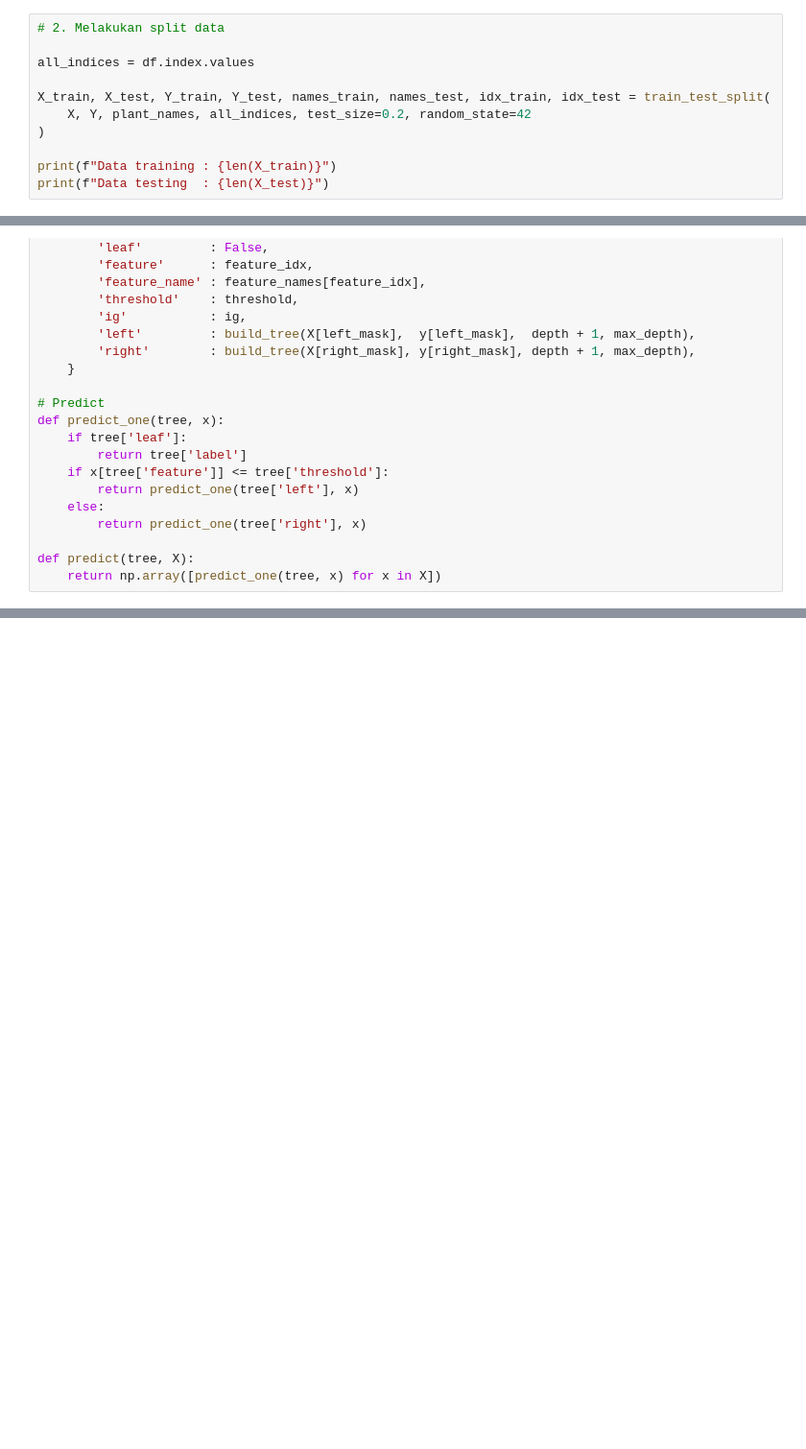
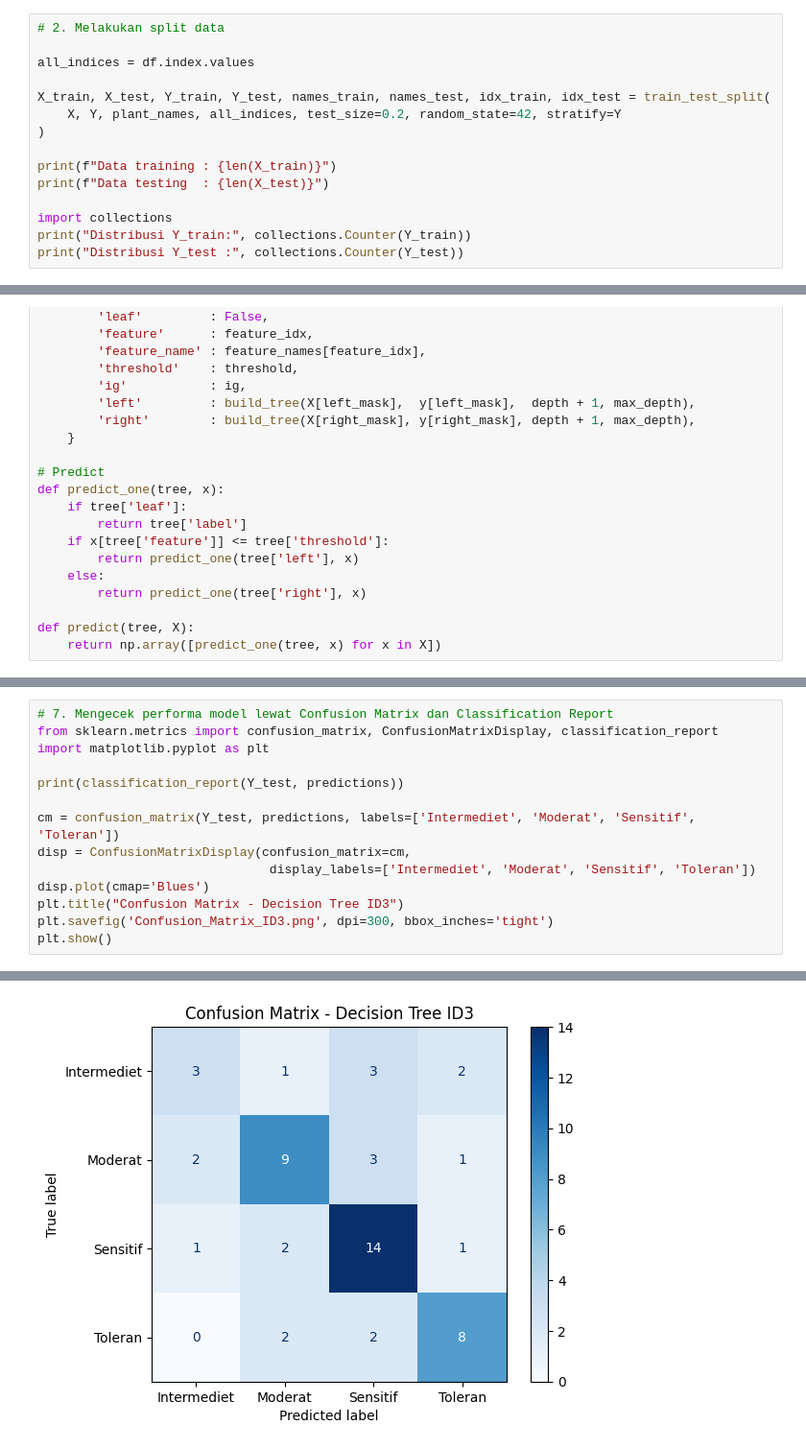
Before and after one commit to allia-ns/klasifikasi-apti, a Jupyter notebook: dt_id3.ipynb, the cells around one changed output, grey strips where cells are left out. Shown at 96% size. Cells and saved outputs as stored; diff of their text form; blank space fills up the shorter version.

```diff
--- a/dt_id3.ipynb
+++ b/dt_id3.ipynb
@@ -29,11 +56,15 @@ Label       : ['Intermediet' 'Moderat' 'Sensitif' 'Toleran']
 all_indices = df.index.values
 
 X_train, X_test, Y_train, Y_test, names_train, names_test, idx_train, idx_test = train_test_split(
-    X, Y, plant_names, all_indices, test_size=0.2, random_state=42
+    X, Y, plant_names, all_indices, test_size=0.2, random_state=42, stratify=Y
 )
 
 print(f"Data training : {len(X_train)}")
 print(f"Data testing  : {len(X_test)}")
+
+import collections
+print("Distribusi Y_train:", collections.Counter(Y_train))
+print("Distribusi Y_test :", collections.Counter(Y_test))
 # %% [output]
 Data training : 212
 Data testing  : 54
@@ -238,0 +231,15 @@ plt.show()
+# %%
+# 7. Mengecek performa model lewat Confusion Matrix dan Classification Report
+from sklearn.metrics import confusion_matrix, ConfusionMatrixDisplay, classification_report
+import matplotlib.pyplot as plt
+
+print(classification_report(Y_test, predictions))
+
+cm = confusion_matrix(Y_test, predictions, labels=['Intermediet', 'Moderat', 'Sensitif', 'Toleran'])
+disp = ConfusionMatrixDisplay(confusion_matrix=cm,
+                               display_labels=['Intermediet', 'Moderat', 'Sensitif', 'Toleran'])
+disp.plot(cmap='Blues')
+plt.title("Confusion Matrix - Decision Tree ID3")
+plt.savefig('Confusion_Matrix_ID3.png', dpi=300, bbox_inches='tight')
+plt.show()
+# %% [output]
@@ -238,0 +256 @@ plt.show()
+[figure, added]
```
Also changed, not shown: parts of 8 cells of this notebook, 1 other file.
